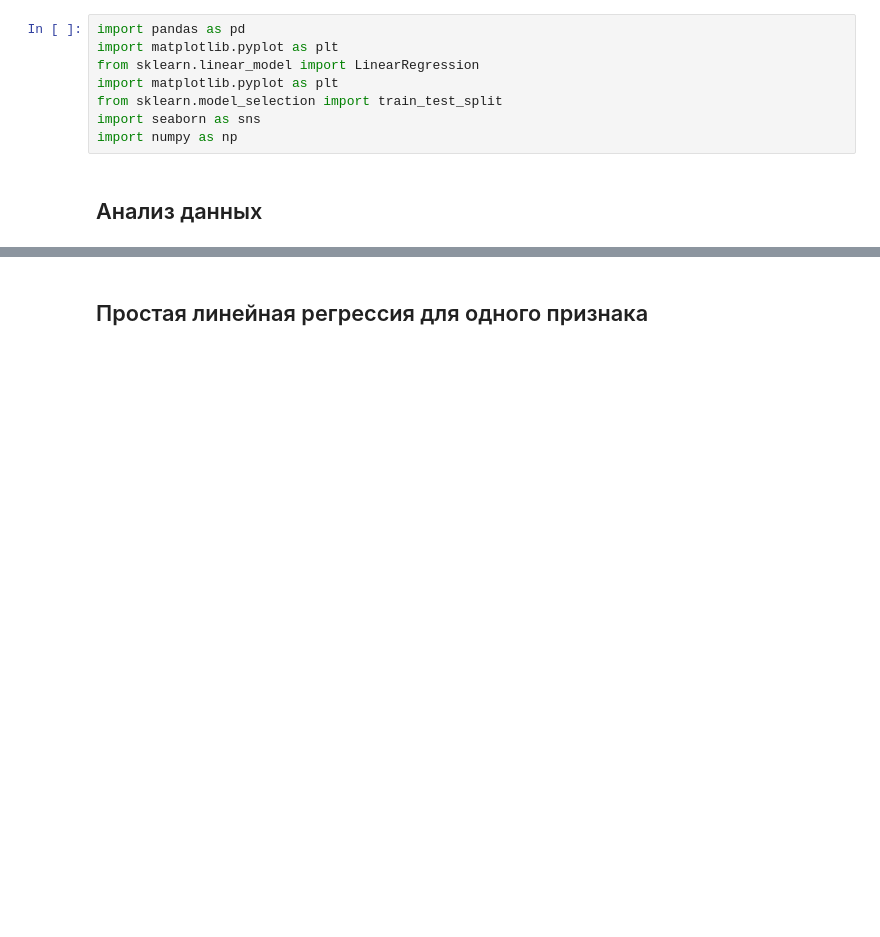
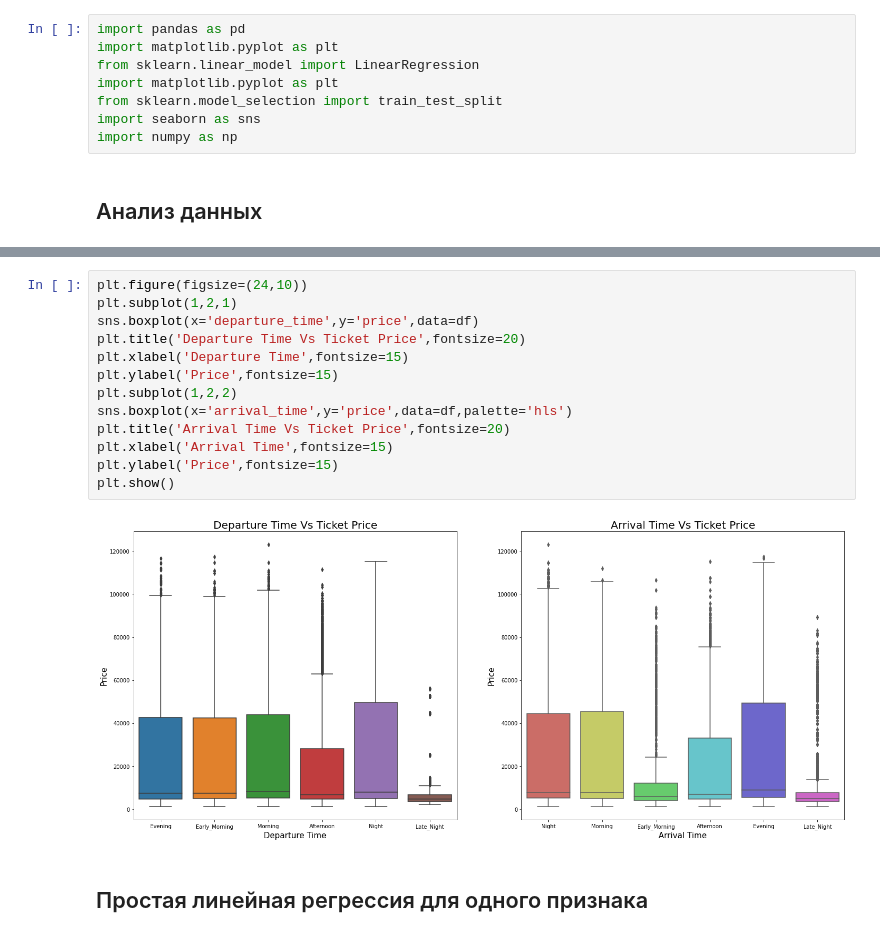
Before and after one commit to starminalush/ml_course_2022, a Jupyter notebook: lesson4/lesson4_task_linear_regression.ipynb, the cells around one changed output, grey strips where cells are left out. Cells and saved outputs as stored; diff of their text form; blank space fills up the shorter version.

```diff
--- a/lesson4/lesson4_task_linear_regression.ipynb
+++ b/lesson4/lesson4_task_linear_regression.ipynb
@@ -25,3 +113,18 @@ df.isna().sum()
+# %%
+plt.figure(figsize=(24,10))
+plt.subplot(1,2,1)
+sns.boxplot(x='departure_time',y='price',data=df)
+plt.title('Departure Time Vs Ticket Price',fontsize=20)
+plt.xlabel('Departure Time',fontsize=15)
+plt.ylabel('Price',fontsize=15)
+plt.subplot(1,2,2)
+sns.boxplot(x='arrival_time',y='price',data=df,palette='hls')
+plt.title('Arrival Time Vs Ticket Price',fontsize=20)
+plt.xlabel('Arrival Time',fontsize=15)
+plt.ylabel('Price',fontsize=15)
+plt.show()
+# %% [output]
+[figure, added]
 # %% [markdown]
 ## Простая линейная регрессия для одного признака
 # %% [markdown]
```
Also changed, not shown: parts of 50 cells of this notebook.
